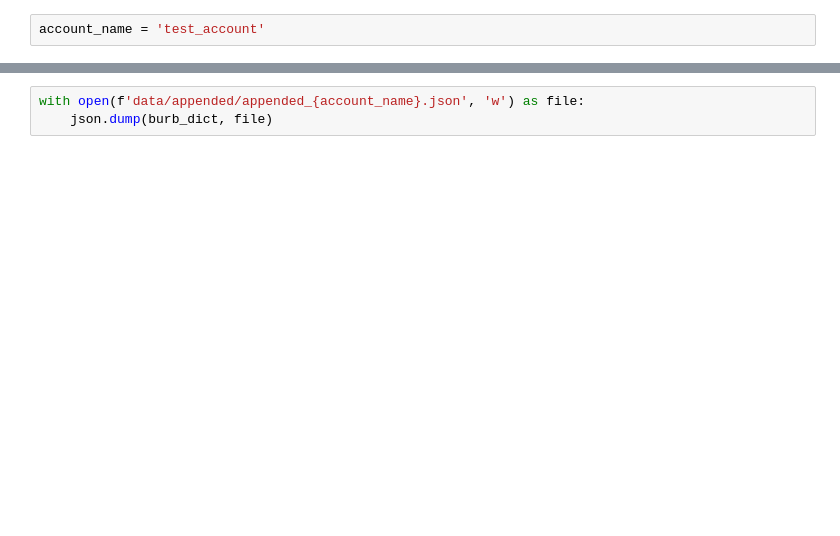
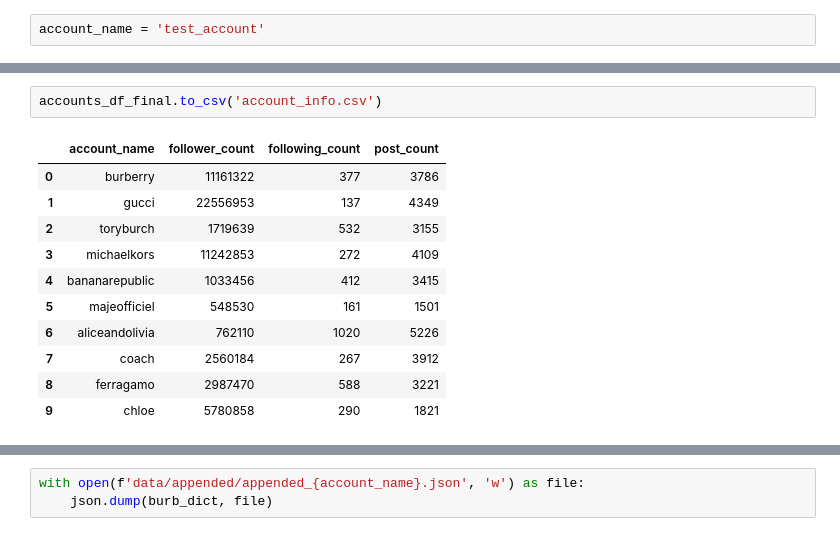
Before and after one commit to rayraysheng/project-2-data-vis, a Jupyter notebook: code_testing.ipynb, the cells around one changed output, grey strips where cells are left out. Cells and saved outputs as stored; diff of their text form; blank space fills up the shorter version.

```diff
--- a/code_testing.ipynb
+++ b/code_testing.ipynb
@@ -30,0 +136,14 @@ account_name = 'test_account'
+# %%
+accounts_df_final.to_csv('account_info.csv')
+# %% [output]
+|  | account_name | follower_count | following_count | post_count |
+| 0 | burberry | 11161322 | 377 | 3786 |
+| 1 | gucci | 22556953 | 137 | 4349 |
+| 2 | toryburch | 1719639 | 532 | 3155 |
+| 3 | michaelkors | 11242853 | 272 | 4109 |
+| 4 | bananarepublic | 1033456 | 412 | 3415 |
+| 5 | majeofficiel | 548530 | 161 | 1501 |
+| 6 | aliceandolivia | 762110 | 1020 | 5226 |
+| 7 | coach | 2560184 | 267 | 3912 |
+| 8 | ferragamo | 2987470 | 588 | 3221 |
+| 9 | chloe | 5780858 | 290 | 1821 |
```
Also changed, not shown: parts of 19 cells of this notebook, 2 other files.
